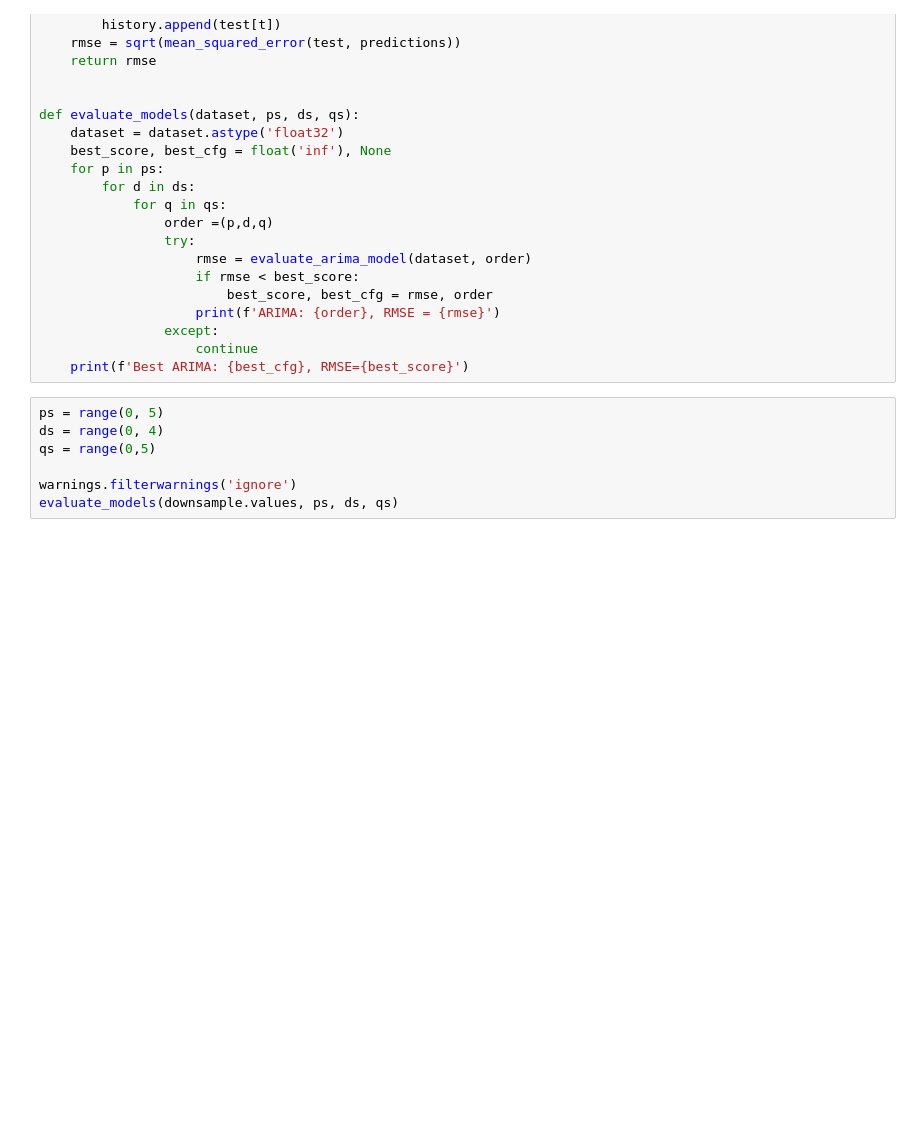
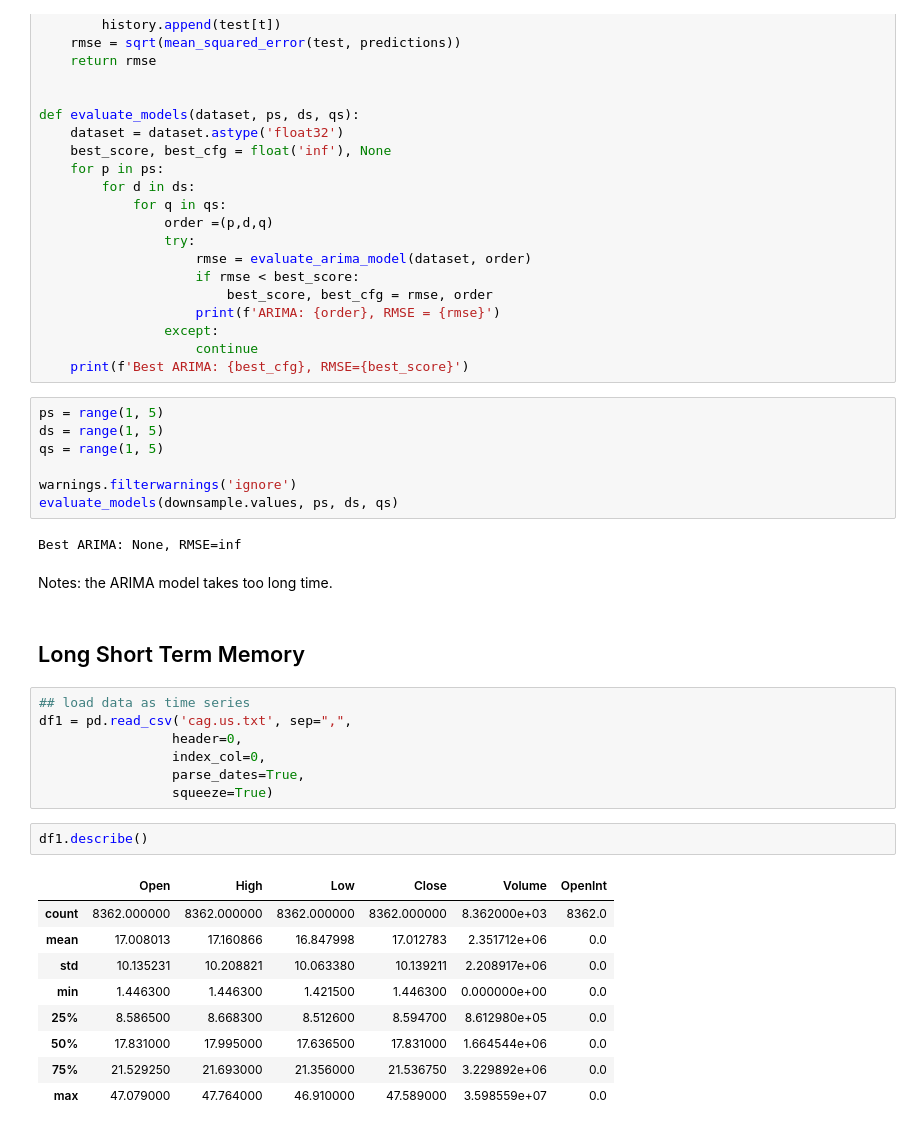
Before and after one commit to Daihongchen/time_series_project, a Jupyter notebook: lstm_stock.ipynb, the cells around one changed output. Drawn from its saved outputs; the diff is of its cells as text; blank space fills up the shorter version.

```diff
--- a/lstm_stock.ipynb
+++ b/lstm_stock.ipynb
@@ -270,9 +274,34 @@ def evaluate_models(dataset, ps, ds, qs):
                     continue
     print(f'Best ARIMA: {best_cfg}, RMSE={best_score}')
 # %%
-ps = range(0, 5)
-ds = range(0, 4)
-qs = range(0,5)
+ps = range(1, 5)
+ds = range(1, 5)
+qs = range(1, 5)
 
 warnings.filterwarnings('ignore')
 evaluate_models(downsample.values, ps, ds, qs)
+# %% [output]
+Best ARIMA: None, RMSE=inf
+# %% [markdown]
+Notes: the ARIMA model takes too long time.
+# %% [markdown]
+## Long Short Term Memory
+# %%
+## load data as time series
+df1 = pd.read_csv('cag.us.txt', sep=",",
+                 header=0,
+                 index_col=0,
+                 parse_dates=True,
+                 squeeze=True)
+# %%
+df1.describe()
+# %% [output]
+|  | Open | High | Low | Close | Volume | OpenInt |
+| count | 8362.000000 | 8362.000000 | 8362.000000 | 8362.000000 | 8.362000e+03 | 8362.0 |
+| mean | 17.008013 | 17.160866 | 16.847998 | 17.012783 | 2.351712e+06 | 0.0 |
+| std | 10.135231 | 10.208821 | 10.063380 | 10.139211 | 2.208917e+06 | 0.0 |
+| min | 1.446300 | 1.446300 | 1.421500 | 1.446300 | 0.000000e+00 | 0.0 |
+| 25% | 8.586500 | 8.668300 | 8.512600 | 8.594700 | 8.612980e+05 | 0.0 |
+| 50% | 17.831000 | 17.995000 | 17.636500 | 17.831000 | 1.664544e+06 | 0.0 |
+| 75% | 21.529250 | 21.693000 | 21.356000 | 21.536750 | 3.229892e+06 | 0.0 |
+| max | 47.079000 | 47.764000 | 46.910000 | 47.589000 | 3.598559e+07 | 0.0 |
```
Also changed, not shown: parts of 19 cells of this notebook.
